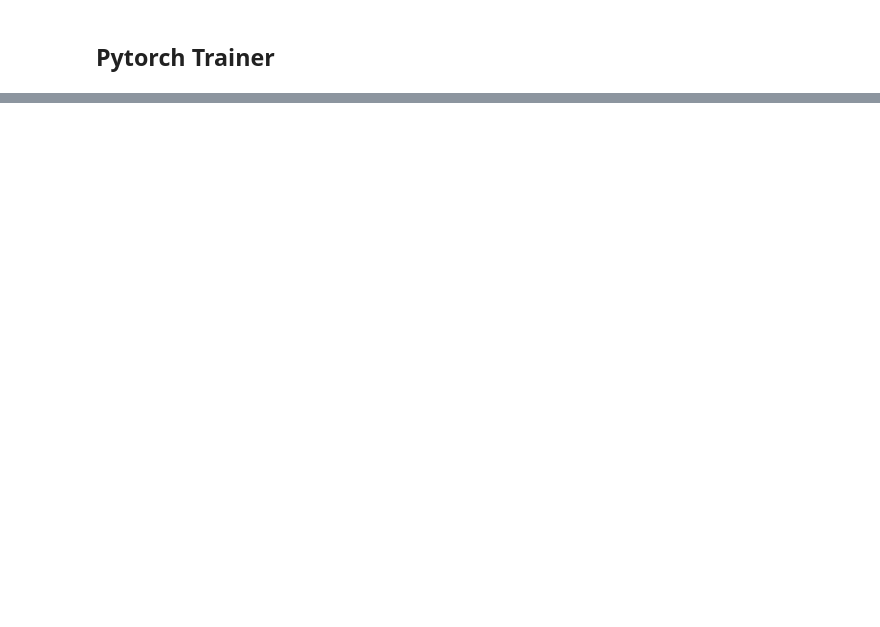
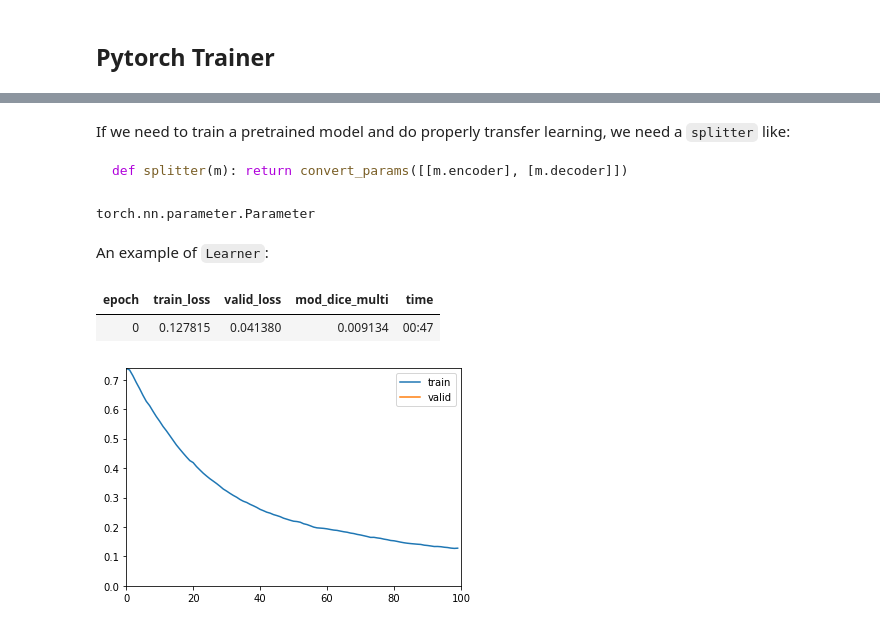
Before and after one commit to marcomatteo/steel_segmentation, a Jupyter notebook: nbs/07_trainer.ipynb, the cells around one changed output, grey strips where cells are left out. Saved outputs shown, nothing was run; the diff lists cells and outputs as text; code cells hidden in the pictures; blank space fills up the shorter version.

Commit message:
trainer fixed

````diff
--- a/nbs/07_trainer.ipynb
+++ b/nbs/07_trainer.ipynb
@@ -284,0 +202,3 @@ model_trainer = Trainer(model, path)
+# %%
+x, targ = dls.one_batch()
+x.shape, targ.shape
@@ -284,0 +216,57 @@ model_trainer = Trainer(model, path)
+# %%
+# export
+# reference: https://github.com/muellerzr/fastai_minima
+def convert_params(o:list) -> list:
+    """
+    Converts `o` into Pytorch-compatable param groups
+    `o` should be a set of layer-groups that should be split in the optimizer
+
+    Example:
+    ```python
+    def splitter(m): return convert_params([[m.a], [m.b]])
+    ```
+
+    Where `m` is a model defined as:
+    ```python
+    class RegModel(Module):
+      def __init__(self): self.a,self.b = nn.Parameter(torch.randn(1)),nn.Parameter(torch.randn(1))
+      def forward(self, x): return x*self.a + self.b
+    ```
+    """
+    if not isinstance(o[0], dict):
+        splitter = []
+        for group in o:
+            if not isinstance(group[0], nn.parameter.Parameter):
+                group = L(group).map(params)[0] # added [0] from original
+            splitter.append({'params':group})
+        return splitter
+    return o
+# %% [markdown]
+If we need to train a pretrained model and do properly transfer learning, we need a `splitter` like:
+```python
+def splitter(m): return convert_params([[m.encoder], [m.decoder]])
+```
+# %%
+type(L(arch.encoder).map(params)[0][0])
+# %% [output]
+torch.nn.parameter.Parameter
+# %% [markdown]
+An example of `Learner`:
+# %%
+def opt_func(params, **kwargs): return OptimWrapper(torch.optim.Adam(params, **kwargs))
+def splitter(m): return convert_params([[m.encoder], [m.decoder], [m.segmentation_head]])
+# %%
+learn = Learner(dls=dls,
+                model=arch,
+                loss_func=MultiClassesSoftBCEDiceLoss(),
+                metrics=[ModDiceMulti],
+                splitter=splitter,
+                opt_func=opt_func,
+                model_dir=models_dir,
+                cbs=[CudaCallback(), ShowGraphCallback()])
+# %%
+learn.fit(1)
+# %% [output]
+| epoch | train_loss | valid_loss | mod_dice_multi | time |
+| 0 | 0.127815 | 0.041380 | 0.009134 | 00:47 |
+[figure, added]
````
Also changed, not shown: parts of 34 cells of this notebook, 29 other files.
